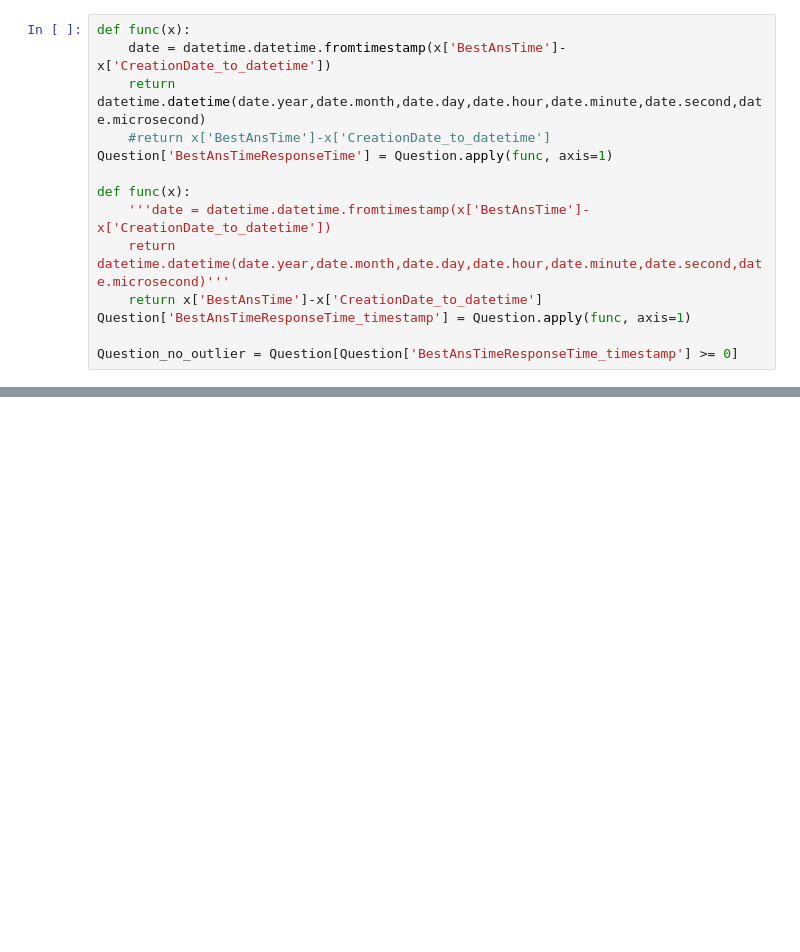
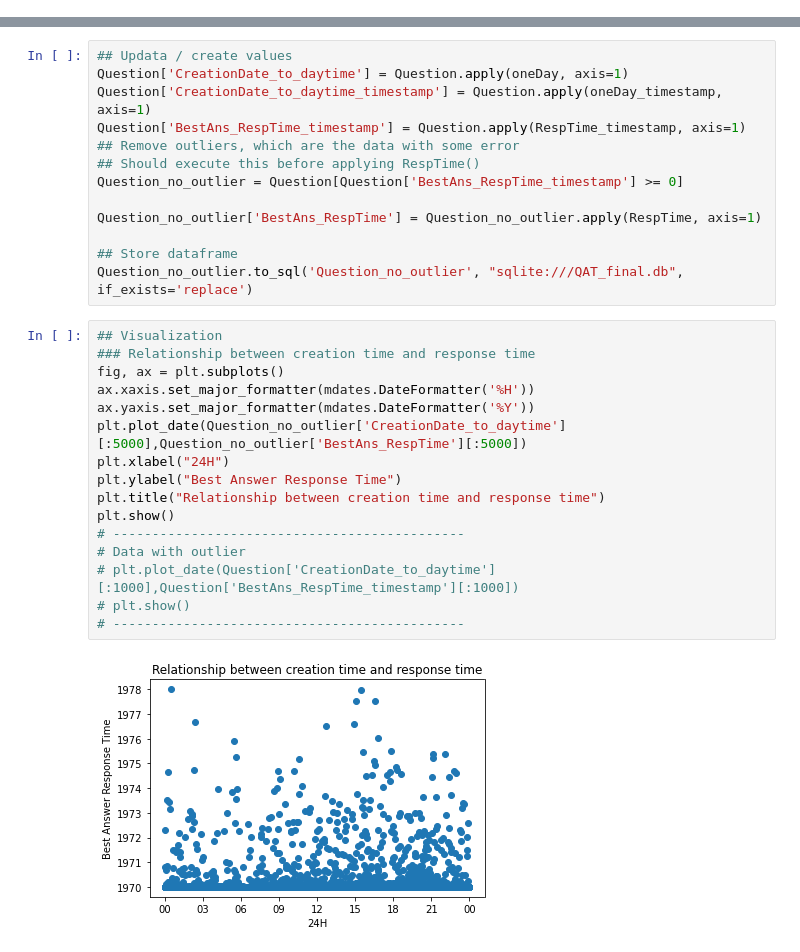
Before and after one commit to Ronaldzzzzz/StackOverflow-QA-Analysis, a Jupyter notebook: 2_term_proj_.ipynb, the cells around one changed output, grey strips where cells are left out. Saved outputs shown, nothing was run; the diff lists cells and outputs as text; blank space fills up the shorter version.

```diff
--- a/2_term_proj_.ipynb
+++ b/2_term_proj_.ipynb
@@ -11,14 +13,0 @@ Question['CreationDate_to_daytime'] = Question.apply(one_day, axis=1)
-# %%
-def func(x):
-    date = datetime.datetime.fromtimestamp(x['BestAnsTime']-x['CreationDate_to_datetime'])
-    return datetime.datetime(date.year,date.month,date.day,date.hour,date.minute,date.second,date.microsecond)
-    #return x['BestAnsTime']-x['CreationDate_to_datetime']
-Question['BestAnsTimeResponseTime'] = Question.apply(func, axis=1)
-
-def func(x):
-    '''date = datetime.datetime.fromtimestamp(x['BestAnsTime']-x['CreationDate_to_datetime'])
-    return datetime.datetime(date.year,date.month,date.day,date.hour,date.minute,date.second,date.microsecond)'''
-    return x['BestAnsTime']-x['CreationDate_to_datetime']
-Question['BestAnsTimeResponseTime_timestamp'] = Question.apply(func, axis=1)
-
-Question_no_outlier = Question[Question['BestAnsTimeResponseTime_timestamp'] >= 0]
@@ -45 +35,32 @@ plt.show()
+# %%
+## Updata / create values
+Question['CreationDate_to_daytime'] = Question.apply(oneDay, axis=1)
+Question['CreationDate_to_daytime_timestamp'] = Question.apply(oneDay_timestamp, axis=1)
+Question['BestAns_RespTime_timestamp'] = Question.apply(RespTime_timestamp, axis=1)
+## Remove outliers, which are the data with some error
+## Should execute this before applying RespTime()
+Question_no_outlier = Question[Question['BestAns_RespTime_timestamp'] >= 0]
+
+Question_no_outlier['BestAns_RespTime'] = Question_no_outlier.apply(RespTime, axis=1)
+
+## Store dataframe
+Question_no_outlier.to_sql('Question_no_outlier', "sqlite:///QAT_final.db", if_exists='replace')
+# %%
+## Visualization
+### Relationship between creation time and response time
+fig, ax = plt.subplots()
+ax.xaxis.set_major_formatter(mdates.DateFormatter('%H'))
+ax.yaxis.set_major_formatter(mdates.DateFormatter('%Y'))
+plt.plot_date(Question_no_outlier['CreationDate_to_daytime'][:5000],Question_no_outlier['BestAns_RespTime'][:5000])
+plt.xlabel("24H")
+plt.ylabel("Best Answer Response Time")
+plt.title("Relationship between creation time and response time")
+plt.show()
+# ---------------------------------------------
+# Data with outlier
+# plt.plot_date(Question['CreationDate_to_daytime'][:1000],Question['BestAns_RespTime_timestamp'][:1000])
+# plt.show()
+# ---------------------------------------------
+# %% [output]
+[figure, added]
 # %%
```
Also changed, not shown: parts of 13 cells of this notebook, 3 other files.
